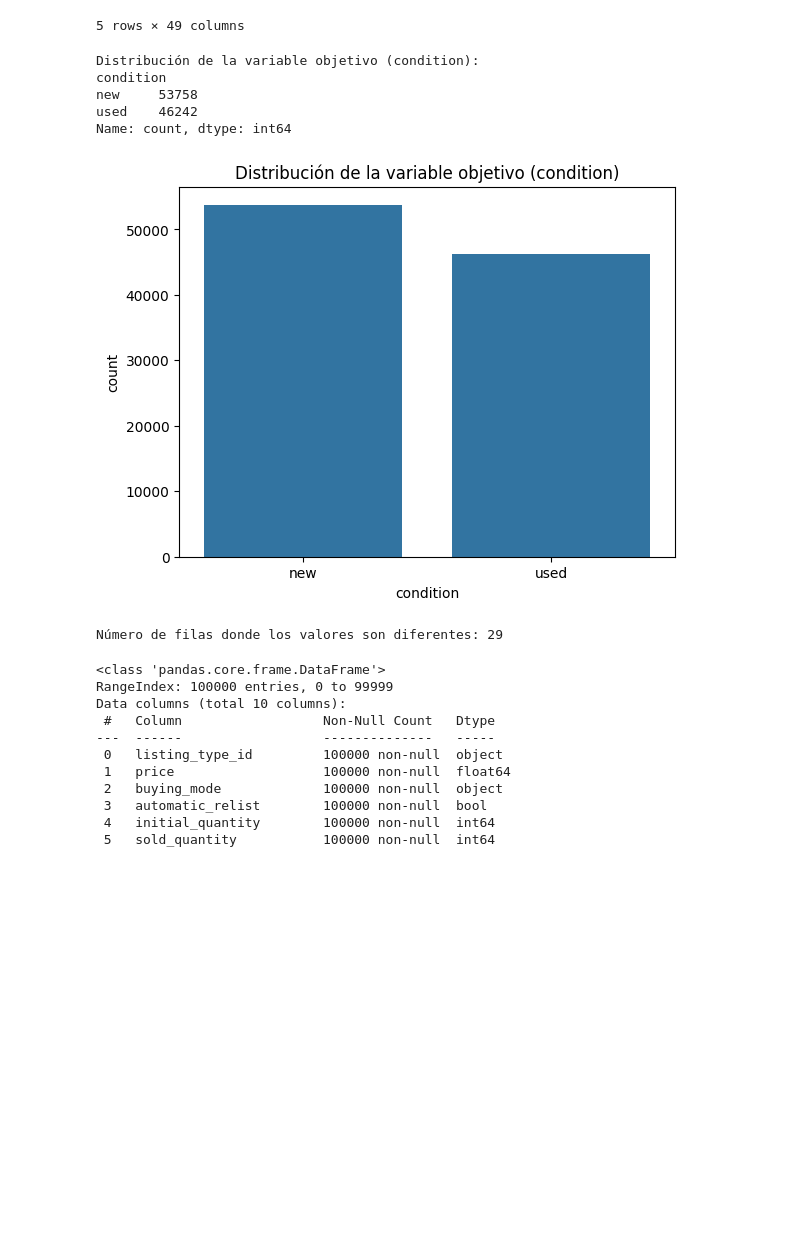
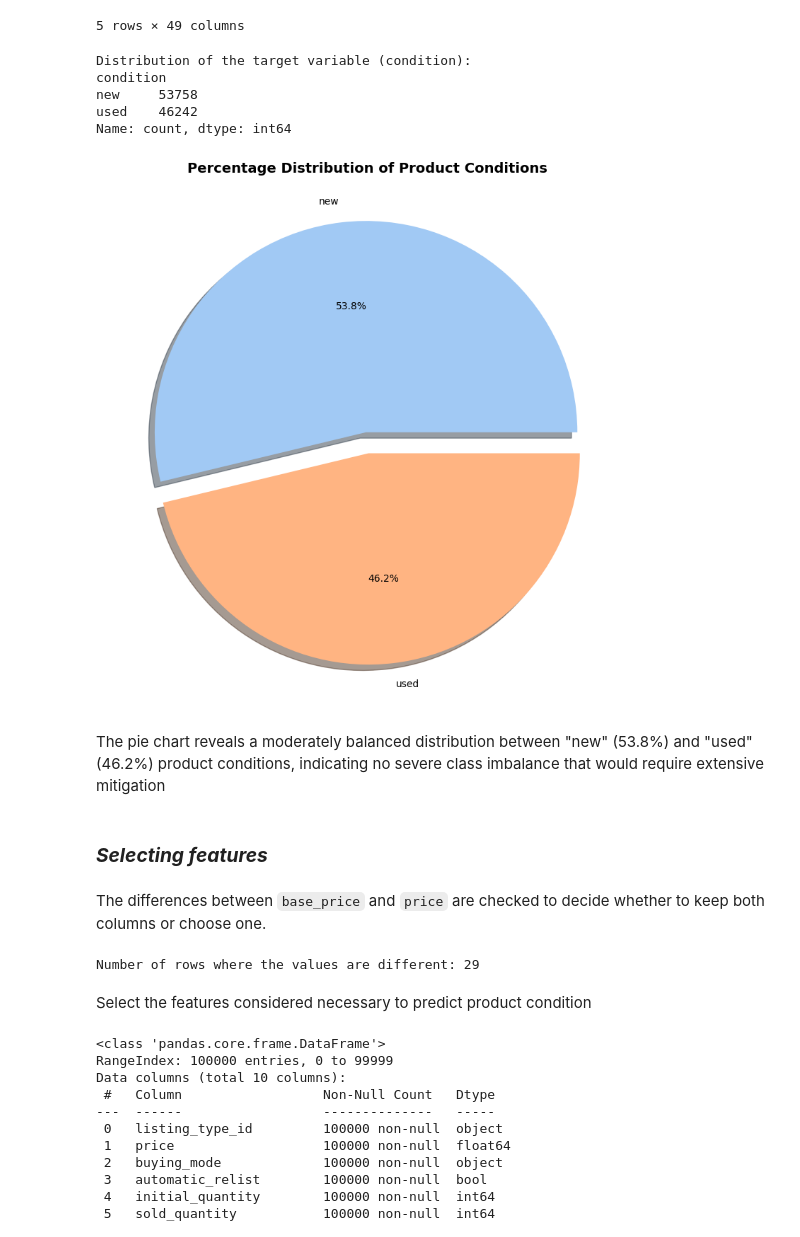
Before and after one commit to valentinabc19/ml_exercise, a Jupyter notebook: 001_eda.ipynb, the cells around one changed output. Drawn from its saved outputs; the diff is of its cells as text; code cells hidden in the pictures; blank space fills up the shorter version.

```diff
--- a/001_eda.ipynb
+++ b/001_eda.ipynb
@@ -104,4 +126,4 @@ Para las que tienen un menor porcentaje de nulos que en este caso serian parent_
 # %%
-cols_con_nulos = df.columns[df.isnull().any()].tolist()
+null_columns = df.columns[df.isnull().any()].tolist()
 # %%
-df = df.drop(columns=cols_con_nulos)
+df = df.drop(columns=null_columns)
@@ -180,5 +194,5 @@ print(resumen_df)
 # %%
-columnas_filtradas = [
+filtered_columns = [
     "coverage_areas",
     "shipping.tags",
     "deal_ids",
@@ -188,4 +202,4 @@ columnas_filtradas = [
     "descriptions",
     "pictures"
 ]
-df = df.drop(columns=columnas_filtradas)
+df = df.drop(columns=filtered_columns)
@@ -202,24 +208,18 @@ df .head()
 # %%
 def expand_list_column_to_binary(df, column, key=None, prefix=None):
     """
-    Convierte una columna con listas (de strings o diccionarios) en variables dummies.
+    Converts a column with lists (strings or dictionaries) into binary dummy variables.
 
-    Parameters
-    ----------
-    df : pd.DataFrame
-        DataFrame original.
-    column : str
-        Nombre de la columna a transformar.
-    key : str or None
-        Clave a usar si los elementos son diccionarios. None si son strings.
-    prefix : str or None
-        Prefijo de las columnas nuevas. Usa el nombre de la columna si es None.
+    Parameters:
+    - df: Original DataFrame.
+    - column: Column to transform.
+    - key: Key to extract if elements are dictionaries. None if elements are strings.
+    - prefix: Prefix for new columns. Defaults to the column name.
 
-    Returns
-    -------
-    pd.DataFrame
-        DataFrame modificado con nuevas columnas binarias.
+    Returns:
+    - Modified DataFrame with new binary columns.
     """
+
     prefix = prefix or column
     exploded = df[column].explode()
 
@@ -304,24 +296,38 @@ df.head()
 | 4 | used | 30.0 | 96873449 | MLA | bronze | 30.0 | buy_it_now |  | ... |
 5 rows × 49 columns
 # %%
-print("\nDistribución de la variable objetivo (condition):")
+print("\nDistribution of the target variable (condition):")
 print(df['condition'].value_counts())
 # %% [output]
-Distribución de la variable objetivo (condition):
+Distribution of the target variable (condition):
 condition
 new     53758
 used    46242
 Name: count, dtype: int64
 # %%
-sns.countplot(data=df, x='condition')
-plt.title("Distribución de la variable objetivo (condition)")
-plt.show()
+plt.figure(figsize=(8, 8))
+df['condition'].value_counts().plot.pie(autopct='%1.1f%%',
+                                       colors=sns.color_palette('pastel'),
+                                       explode=[0.05]*len(df['condition'].unique()),
+                                       shadow=True)
+plt.title("Percentage Distribution of Product Conditions",
+          fontsize=14, fontweight='bold')
+plt.ylabel('')
+plt.tight_layout()
 # %% [output]
-[figure, old version]
+[figure, new version]
+# %% [markdown]
+The pie chart reveals a moderately balanced distribution between "new" (53.8%) and "used" (46.2%) product conditions, indicating no severe class imbalance that would require extensive mitigation
+# %% [markdown]
+### ***Selecting features***
+# %% [markdown]
+The differences between `base_price` and `price` are checked to decide whether to keep both columns or choose one.
 # %%
-print(f"Número de filas donde los valores son diferentes: {(df['base_price'] != df['price']).sum()}")
+print(f"Number of rows where the values are different: {(df['base_price'] != df['price']).sum()}")
 # %% [output]
-Número de filas donde los valores son diferentes: 29
+Number of rows where the values are different: 29
+# %% [markdown]
+Select the features considered necessary to predict product condition
 # %%
 selected_features = ['listing_type_id', 'price',  'buying_mode', 'automatic_relist', 'initial_quantity', 'sold_quantity', 'available_quantity',
                      'shipping.local_pick_up', 'shipping.free_shipping']
```
Also changed, not shown: parts of 39 cells of this notebook, 2 other files.
